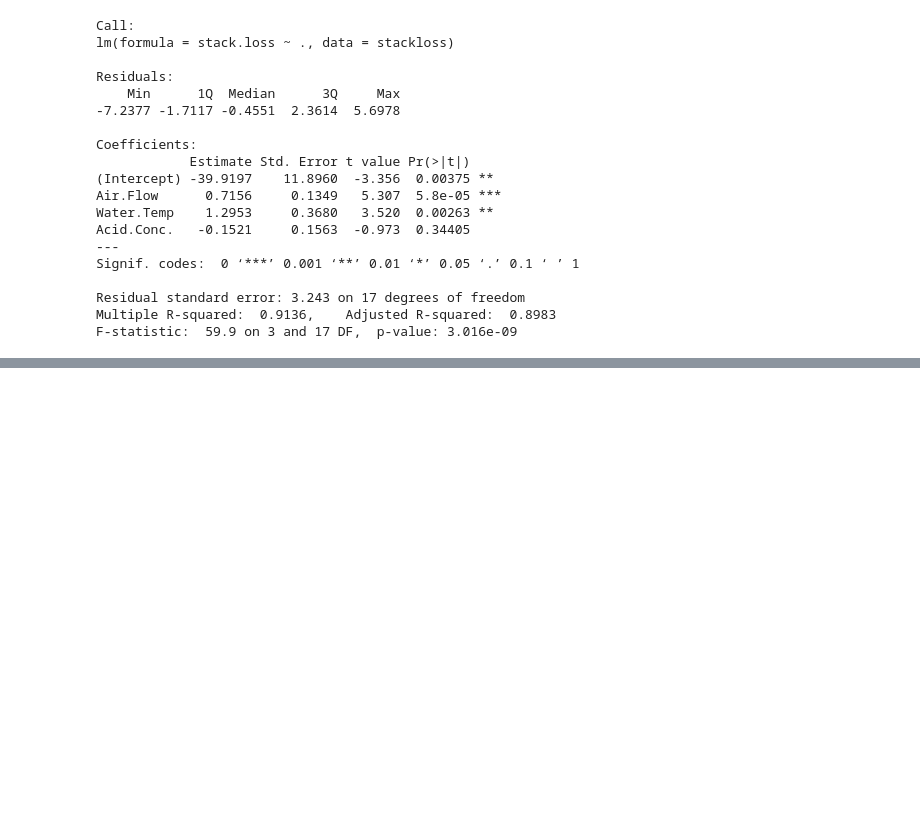
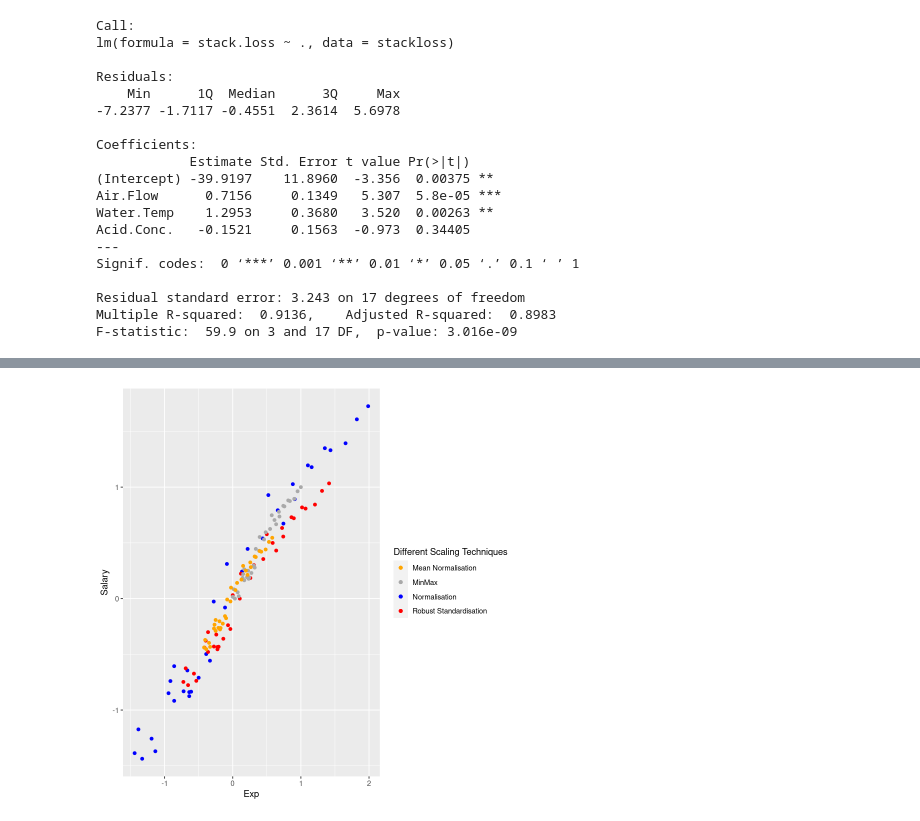
Before and after one commit to EshaanJoshiSDBI/Notes, a Jupyter notebook: Sem3/Time series Analysis/lr(R).ipynb, the cells around one changed output, grey strips where cells are left out. Drawn from its saved outputs; the diff is of its cells as text; code cells hidden in the pictures; blank space fills up the shorter version.

```diff
--- a/Sem3/Time series Analysis/lr(R).ipynb
+++ b/Sem3/Time series Analysis/lr(R).ipynb
@@ -159,0 +276,2 @@ F-statistic:  59.9 on 3 and 17 DF,  p-value: 3.016e-09
+# %%
+minmax_df = as.data.frame(lapply(df,minmax_scale))
@@ -159,0 +292,6 @@ F-statistic:  59.9 on 3 and 17 DF,  p-value: 3.016e-09
+# %%
+norm_minmax_scale = function(x){
+    (x - mean(x)) / (max(x) - min(x))
+}
+# %%
+norm_minmax_df = as.data.frame(lapply(df,norm_minmax_scale))
@@ -159,0 +368,4 @@ F-statistic:  59.9 on 3 and 17 DF,  p-value: 3.016e-09
+# %%
+ggplot() + geom_point(norm_df, mapping = aes(x=Exp, y=Salary, color="Normalisation"))+geom_point(robust_df, mapping = aes(x=Exp, y=Salary, color="Robust Standardisation")) +geom_point(minmax_df, mapping = aes(x=Exp, y=Salary, color="MinMax"))+ geom_point(norm_minmax_df, mapping = aes(x=Exp, y=Salary, color="Mean Normalisation")) + scale_color_manual(name = "Different Scaling Techniques",values = c( "Normalisation" = "blue", "Robust Standardisation" = "red", "MinMax" = "darkgrey", "Mean Normalisation" = "orange"))
+# %% [output]
+[figure, added]
```
Also changed, not shown: parts of 39 cells of this notebook.
